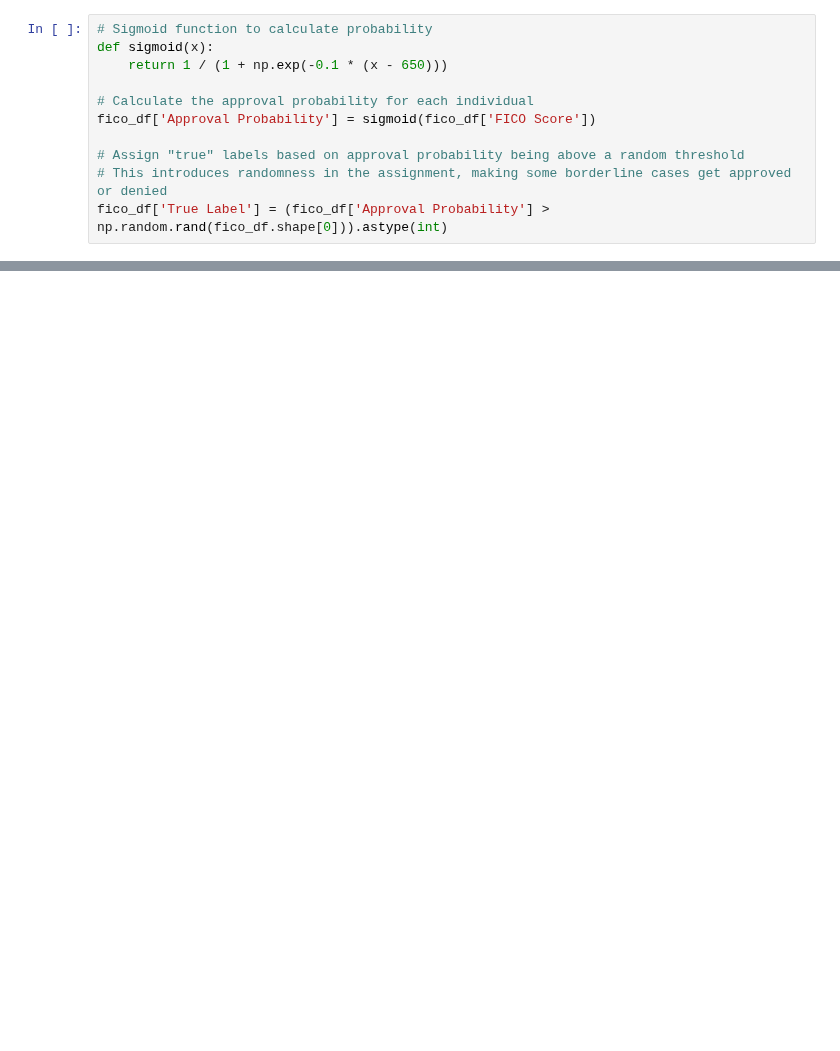
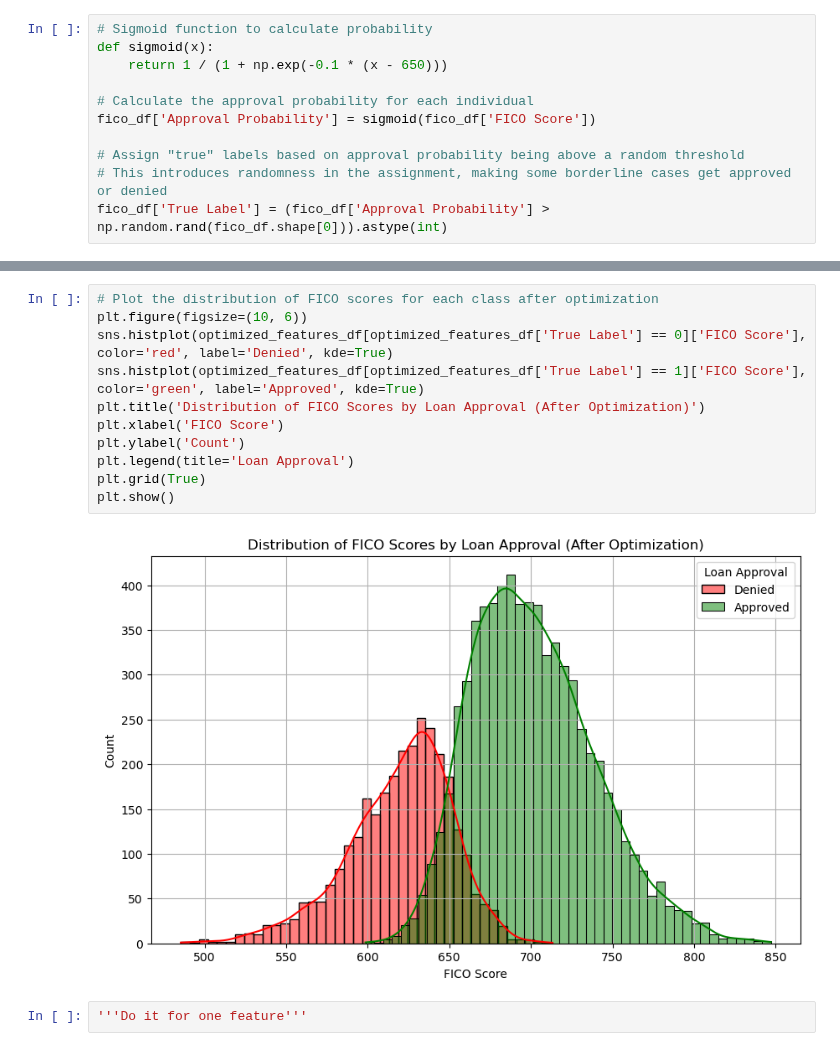
Before and after one commit to RamanEbrahimi/Research, a Jupyter notebook: Explainable AI/FICO_Synthetic.ipynb, the cells around one changed output, grey strips where cells are left out. Drawn from its saved outputs; the diff is of its cells as text; blank space fills up the shorter version.

```diff
--- a/Explainable AI/FICO_Synthetic.ipynb
+++ b/Explainable AI/FICO_Synthetic.ipynb
@@ -151,0 +143,15 @@ ValueError: Could not interpret value `Approval Probability` for parameter `y`
+# %%
+# Plot the distribution of FICO scores for each class after optimization
+plt.figure(figsize=(10, 6))
+sns.histplot(optimized_features_df[optimized_features_df['True Label'] == 0]['FICO Score'], color='red', label='Denied', kde=True)
+sns.histplot(optimized_features_df[optimized_features_df['True Label'] == 1]['FICO Score'], color='green', label='Approved', kde=True)
+plt.title('Distribution of FICO Scores by Loan Approval (After Optimization)')
+plt.xlabel('FICO Score')
+plt.ylabel('Count')
+plt.legend(title='Loan Approval')
+plt.grid(True)
+plt.show()
+# %% [output]
+[figure, added]
+# %%
+'''Do it for one feature'''
```
Also changed, not shown: parts of 8 cells of this notebook, 2 other files.
